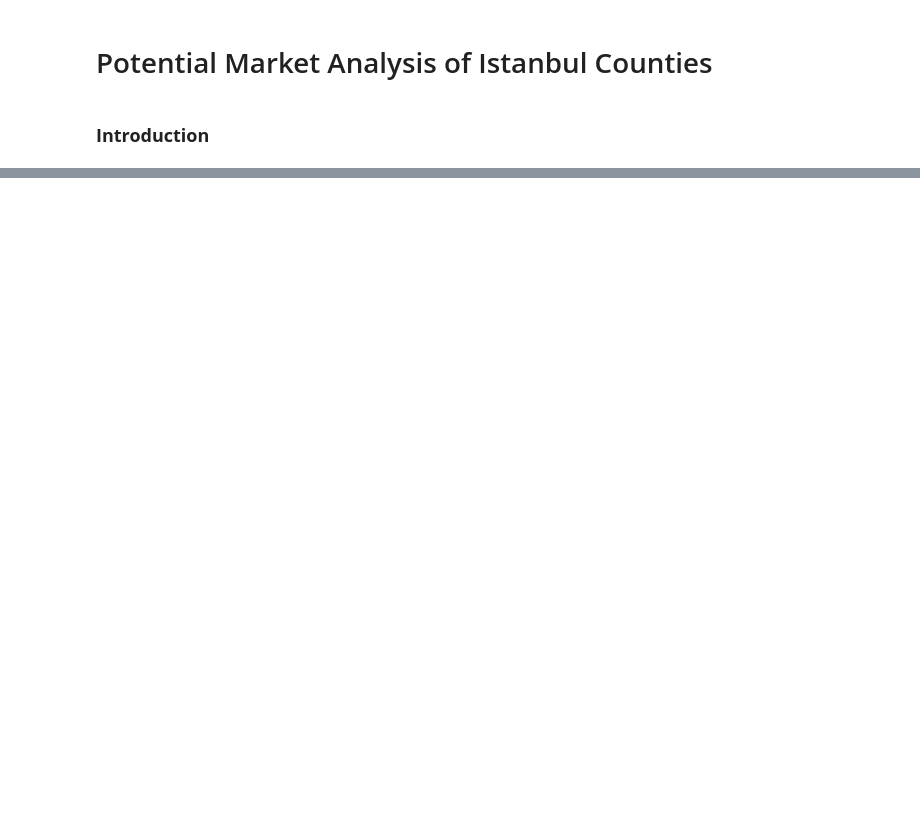
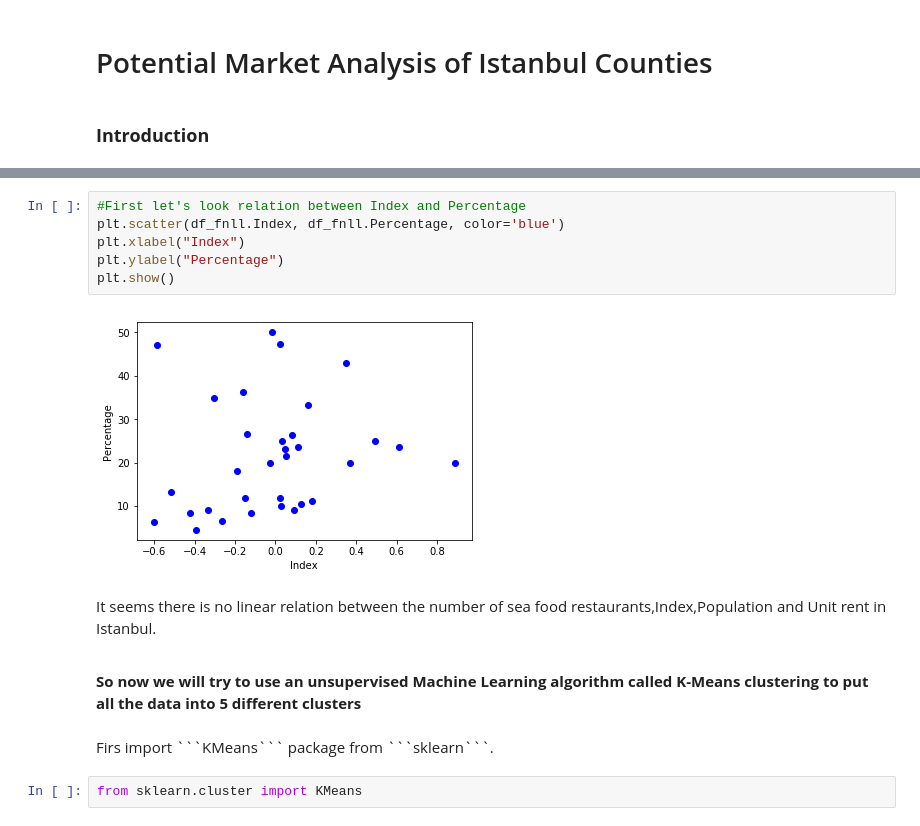
Before and after one commit to Tugkanseckin/IBM-Capstone_Project, a Jupyter notebook: Potential_Market_Analysis_of_Istanbul_Counties.ipynb, the cells around one changed output, grey strips where cells are left out. Drawn from its saved outputs; the diff is of its cells as text; blank space fills up the shorter version.

````diff
--- a/Potential_Market_Analysis_of_Istanbul_Counties.ipynb
+++ b/Potential_Market_Analysis_of_Istanbul_Counties.ipynb
@@ -43,0 +577,16 @@
+# %%
+#First let's look relation between Index and Percentage
+plt.scatter(df_fnll.Index, df_fnll.Percentage, color='blue')
+plt.xlabel("Index")
+plt.ylabel("Percentage")
+plt.show()
+# %% [output]
+[figure, added]
+# %% [markdown]
+<p>It seems there is no linear relation between the number of sea food restaurants,Index,Population and Unit rent in Istanbul.<p>
+# %% [markdown]
+**So now we will try to use an unsupervised Machine Learning algorithm called K-Means clustering to put all the data into 5 different clusters**
+# %% [markdown]
+<p>Firs import ```KMeans``` package from ```sklearn```.</p>
+# %%
+from sklearn.cluster import KMeans
````
Also changed, not shown: parts of 91 cells of this notebook.
